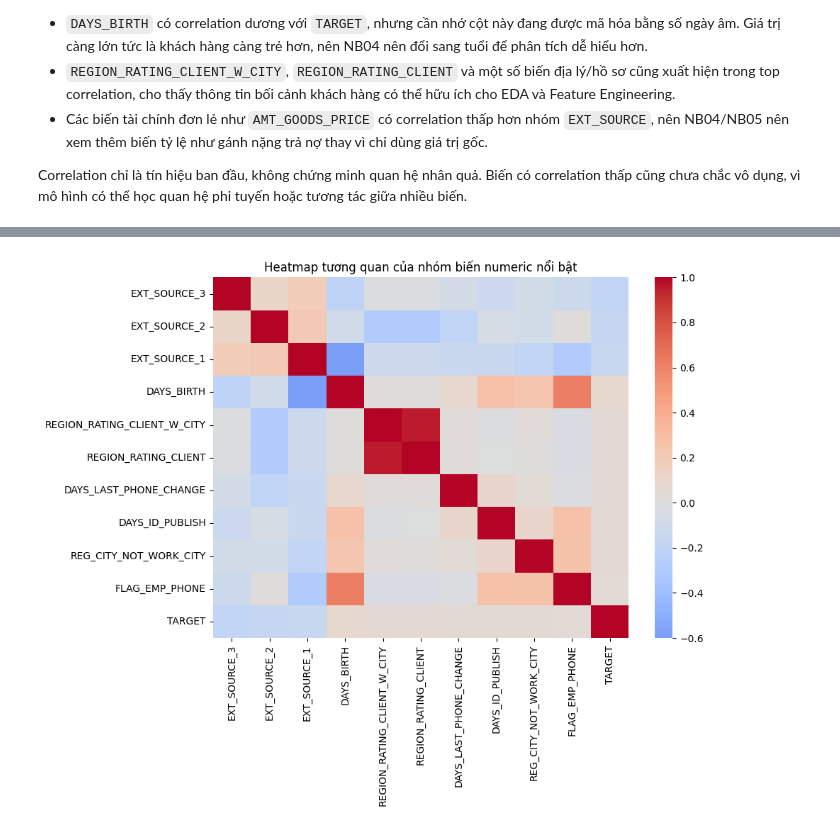
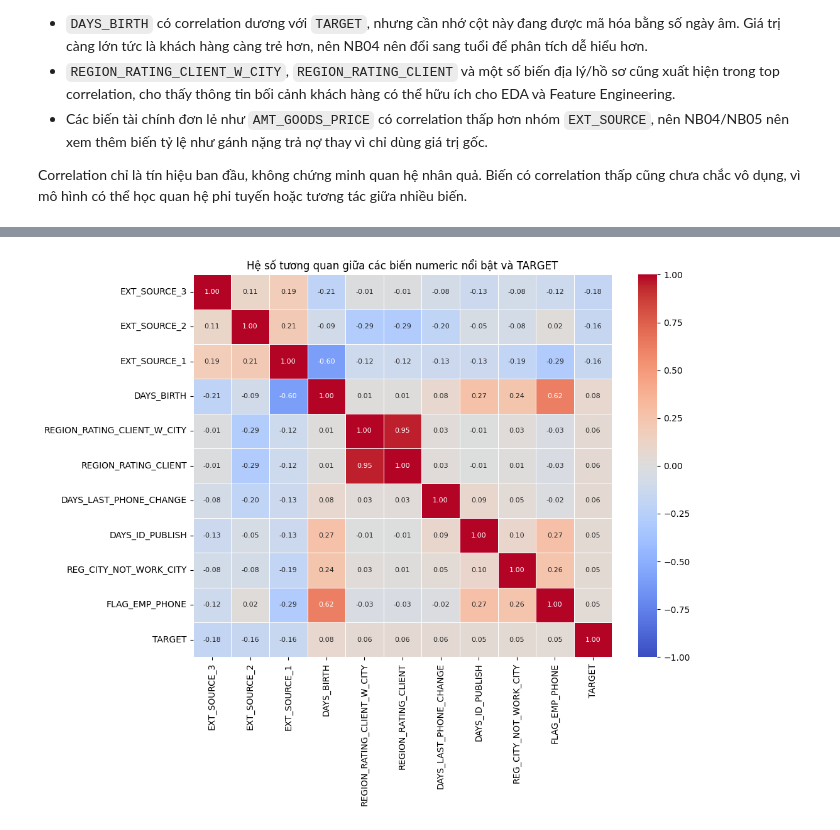
Before and after one commit to thanhhung9720001-collab/credit-risk-classifier, a Jupyter notebook: notebooks/01_data_understanding.ipynb, the cells around one changed output, grey strips where cells are left out. Saved outputs shown, nothing was run; the diff lists cells and outputs as text; code cells hidden in the pictures.

```diff
--- a/notebooks/01_data_understanding.ipynb
+++ b/notebooks/01_data_understanding.ipynb
@@ -700,12 +596,22 @@ Nếu số lượng biến top correlation vừa phải, heatmap dưới đây g
 # %%
 heatmap_columns = top_corr["Cột"].head(10).tolist()
 heatmap_columns.append("TARGET")
 
-plt.figure(figsize=(10, 8))
-sns.heatmap(app_train[heatmap_columns].corr(), cmap="coolwarm", center=0, annot=False)
-plt.title("Heatmap tương quan của nhóm biến numeric nổi bật")
+plt.figure(figsize=(11, 9))
+sns.heatmap(
+    app_train[heatmap_columns].corr(),
+    cmap="coolwarm",
+    center=0,
+    vmin=-1,
+    vmax=1,
+    annot=True,      # hiện số ngay trên ô, không phải đoán qua màu
+    fmt=".2f",
+    annot_kws={"size": 8},
+    linewidths=0.5,
+)
+plt.title("Hệ số tương quan giữa các biến numeric nổi bật và TARGET")
 plt.tight_layout()
 plt.show()
 # %% [output]
-[figure, old version]
+[figure, new version]
 # %% [markdown]
```
Also changed, not shown: parts of 29 cells of this notebook.
